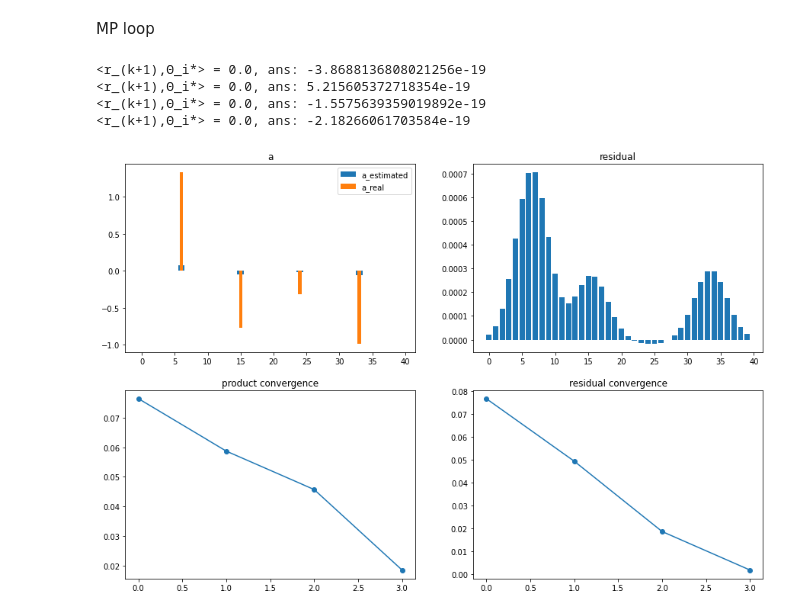
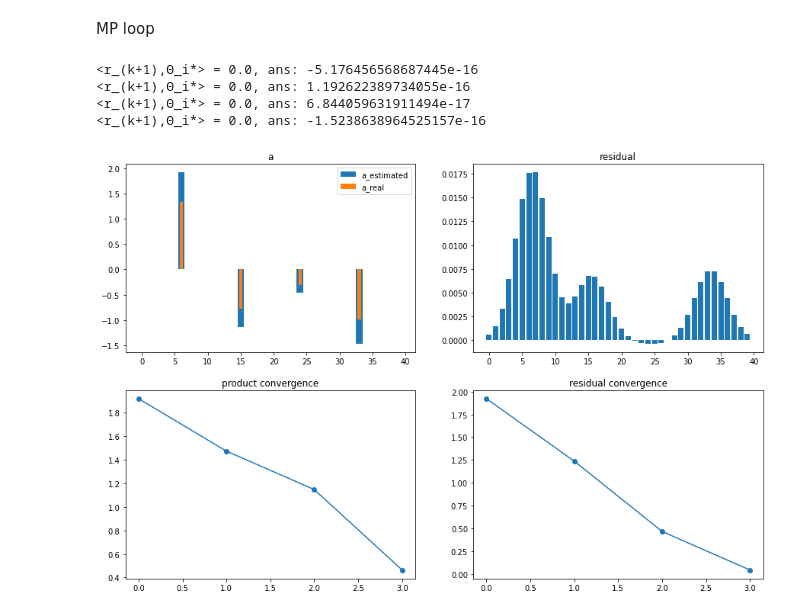
Before and after one commit to olivierleblanc/diffusercam, a Jupyter notebook: bernat/mp04_aftermeeting.ipynb, the cells around one changed output. Cells and saved outputs as stored; diff of their text form; code cells hidden in the pictures.

```diff
--- a/bernat/mp04_aftermeeting.ipynb
+++ b/bernat/mp04_aftermeeting.ipynb
@@ -120,15 +122,15 @@ print(h_new.shape)
 # %% [markdown]
 Output vector x
 # %%
-a_x = (pywt.idwt(a_real,None,wavelet='db1')[:,0:1])
-x = fun_conv(h_new.T,a_x)
-print(x.shape)
-plt.imshow(x.T)
+a_2 = (a_real*np.ones((1,d))).T
+x = pywt.idwt(a_2,None,wavelet='db1')
+y = fun_conv(h,x[:,0])
+imshowarray(y)
 plt.show()
 
-a_recover = (pywt.dwt(a_x,wavelet='db1'))[0]
-plt.plot(range(d),a_real[:,0],'o')
-plt.plot(range(d),a_recover[:,0],'+')
+a_recover = pywt.dwt(x,wavelet='db1')[0]
+plt.plot(range(d),a_real,'o')
+plt.plot(range(d),a_recover,'k+')
 
 plt.title('a')
 plt.show()
@@ -139,7 +140,7 @@ plt.show()
 # %% [markdown]
 MP loop
 # %%
-r = x
+r = y
 a = a_real*0
 k = 0
 s = 4
@@ -148,61 +149,61 @@ plotting_residue = np.array([])
 
 while (k<s):
     #atom selection
-    arg2max_array = np.array([[]])
-    # for i in range(d):
-        # arg2max = abs(theta_array[:,i:i+1].T@r*weight_array[i])
-        arg2max = abs(weight_array* fftconvolve(pywt.wavedec(r)))
-        arg2max_array = np.append(arg2max_array,arg2max,axis=1)
+    arg2max_array = np.zeros(d)
+    for i in range(d):
+        arg2max = abs(theta_array[:,i:i+1].T@r*weight_array[i])
+        # arg2max = abs(weight_array* fun_conv(h,pywt.wavedec(r)))
+        arg2max_array[i] = arg2max
 
-    i_star, = np.where(arg2max_array[0,:]==np.amax(arg2max_array[0,:]))
+    i_star, = np.where(arg2max_array==np.amax(arg2max_array))
     i_star = int(i_star)
-    c = theta_array[:,i_star:i_star+1].T@r*weight_array[i_star]
+    c = theta_array[:,i_star].T@r*weight_array[i_star]
 
     #coef. update
     e = a*0
-    e[i_star,0]=1
+    e[i_star]=1
     a = a + c*e
 
     #residual update
-    r = r - c*theta_array[:,i_star:i_star+1]*weight_array[i_star]
-    print('<r_(k+1),Θ_i*> = 0.0, ans:',float(r.T@theta_array[:,i_star:i_star+1]))
+    r = r - c*theta_array[:,i_star]*weight_array[i_star]
+    print('<r_(k+1),Θ_i*> = 0.0, ans:',float(r.T@theta_array[:,i_star]))
 
 
     #plotting elements
-    plotting_product = np.append(plotting_product,arg2max_array[0,i_star])
+    plotting_product = np.append(plotting_product,arg2max_array[i_star])
     plotting_residue = np.append(plotting_residue,np.linalg.norm(r))
 
     k += 1
 
     # print(np.amax(arg2max_array[0,:]))
     # plt.bar(range(d),arg2max_array[0,:])
     # plt.show()
     # plt.bar(range(d),a[:,0])
     # plt.show()
 
 fig = plt.figure(figsize=(15,10))
 
 fig.add_subplot(2, 2, 1)
-plt.bar(range(d), a[:,0], width=1, label='a_estimated')
-plt.bar(range(d), a_real[:,0], width=0.5, label='a_real')
+plt.bar(range(d), a, width=1, label='a_estimated')
+plt.bar(range(d), a_real, width=0.5, label='a_real')
 plt.title('a')
 plt.legend()
 
 fig.add_subplot(2, 2, 2)
-plt.bar(range(d),r[:,0])
+plt.bar(range(d),r)
 plt.title('residual')
 
 fig.add_subplot(2, 2, 3)
 plt.plot(plotting_product,'o-')
 plt.title('product convergence')
 
 fig.add_subplot(2, 2, 4)
 plt.plot(plotting_residue,'o-')
 plt.title('residual convergence')
 plt.show()
 # %% [output]
-<r_(k+1),Θ_i*> = 0.0, ans: -3.8688136808021256e-19
-<r_(k+1),Θ_i*> = 0.0, ans: 5.215605372718354e-19
-<r_(k+1),Θ_i*> = 0.0, ans: -1.5575639359019892e-19
-<r_(k+1),Θ_i*> = 0.0, ans: -2.18266061703584e-19
+<r_(k+1),Θ_i*> = 0.0, ans: -5.176456568687445e-16
+<r_(k+1),Θ_i*> = 0.0, ans: 1.192622389734055e-16
+<r_(k+1),Θ_i*> = 0.0, ans: 6.844059631911494e-17
+<r_(k+1),Θ_i*> = 0.0, ans: -1.5238638964525157e-16
-[figure, old version]
+[figure, new version]
```
Also changed, not shown: parts of 8 cells of this notebook, 4 other files.
